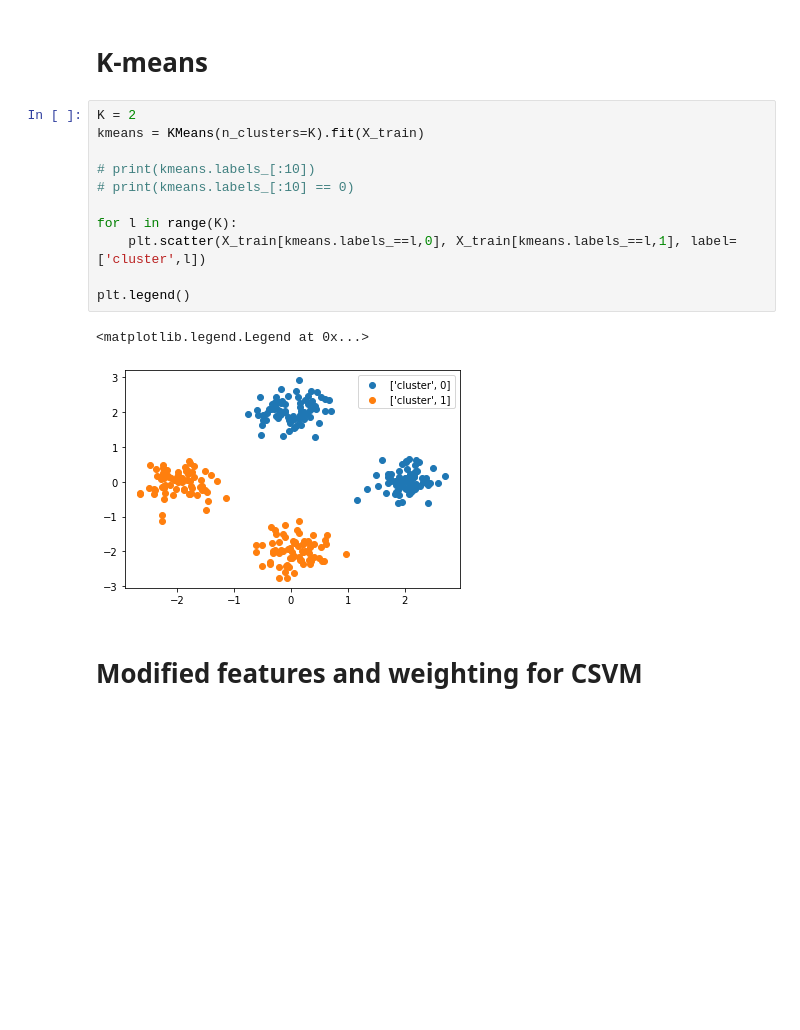
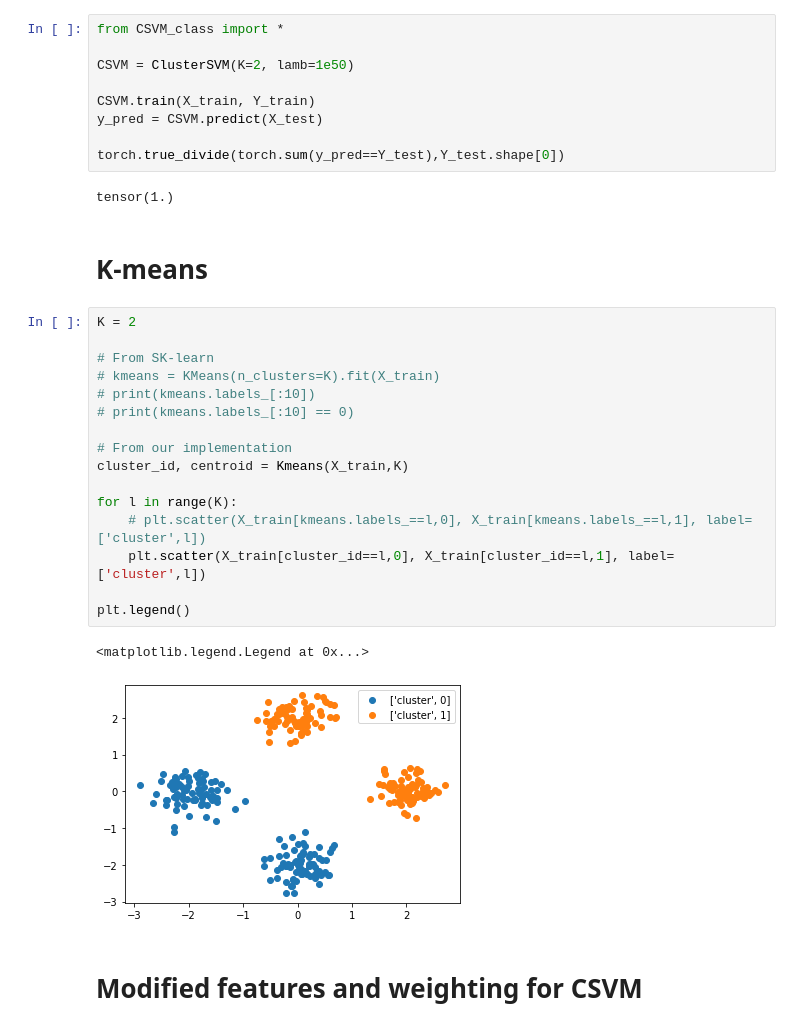
Before and after one commit to ahmedak2/SVM-Variations, a Jupyter notebook: CSVM.ipynb, the cells around one changed output. Saved outputs shown, nothing was run; the diff lists cells and outputs as text; blank space fills up the shorter version.

```diff
--- a/CSVM.ipynb
+++ b/CSVM.ipynb
@@ -34,22 +34,38 @@ Y_test = Y[indices[train_N:]]
 X: torch.Size([400, 2]) Y: torch.Size([400])
 tensor([-1.,  1.], dtype=torch.float64)
 [figure]
+# %%
+from CSVM_class import *
+
+CSVM = ClusterSVM(K=2, lamb=1e50)
+
+CSVM.train(X_train, Y_train)
+y_pred = CSVM.predict(X_test)
+
+torch.true_divide(torch.sum(y_pred==Y_test),Y_test.shape[0])
+# %% [output]
+tensor(1.)
 # %% [markdown]
 # K-means
 # %%
 K = 2
-kmeans = KMeans(n_clusters=K).fit(X_train)
 
+# From SK-learn
+# kmeans = KMeans(n_clusters=K).fit(X_train)
 # print(kmeans.labels_[:10])
 # print(kmeans.labels_[:10] == 0)
 
+# From our implementation
+cluster_id, centroid = Kmeans(X_train,K)
+
 for l in range(K):
-    plt.scatter(X_train[kmeans.labels_==l,0], X_train[kmeans.labels_==l,1], label=['cluster',l])
+    # plt.scatter(X_train[kmeans.labels_==l,0], X_train[kmeans.labels_==l,1], label=['cluster',l])
+    plt.scatter(X_train[cluster_id==l,0], X_train[cluster_id==l,1], label=['cluster',l])
 
 plt.legend()
 # %% [output]
 <matplotlib.legend.Legend at 0x...>
-[figure, old version]
+[figure, new version]
 # %% [markdown]
 # Modified features and weighting for CSVM
 # %%
```
Also changed, not shown: parts of 9 cells of this notebook, 2 other files.
